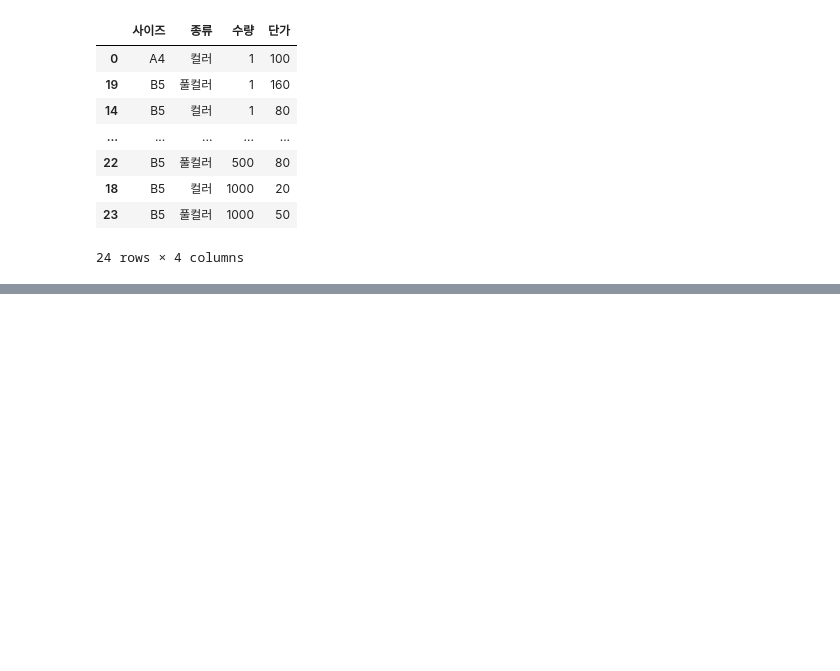
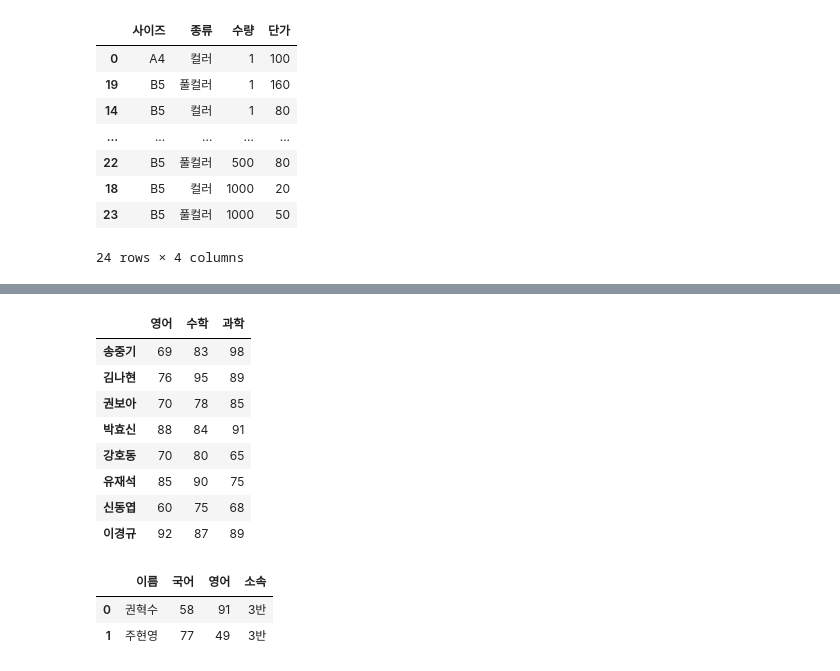
Before and after one commit to lolsaless/Python, a Jupyter notebook: 1. 학습/1. 파이썬으로 할 수 있는 모든것/5. 데이터 분석 및 시각화/2. 판다스 라이브러리 엑셀 vlookup.ipynb, the cells around one changed output, grey strips where cells are left out. Cells and saved outputs as stored; diff of their text form; code cells hidden in the pictures; blank space fills up the shorter version.

```diff
--- a/1. 학습/1. 파이썬으로 할 수 있는 모든것/5. 데이터 분석 및 시각화/2. 판다스 라이브러리 엑셀 vlookup.ipynb
+++ b/1. 학습/1. 파이썬으로 할 수 있는 모든것/5. 데이터 분석 및 시각화/2. 판다스 라이브러리 엑셀 vlookup.ipynb
@@ -373,0 +447,12 @@ data3.to_excel("merge_asof_result.xlsx", index=False)
+# %%
+pd.concat([df1, df4], join='inner')
+# %% [output]
+|  | 영어 | 수학 | 과학 |
+| 송중기 | 69 | 83 | 98 |
+| 김나현 | 76 | 95 | 89 |
+| 권보아 | 70 | 78 | 85 |
+| 박효신 | 88 | 84 | 91 |
+| 강호동 | 70 | 80 | 65 |
+| 유재석 | 85 | 90 | 75 |
+| 신동엽 | 60 | 75 | 68 |
+| 이경규 | 92 | 87 | 89 |
@@ -373,0 +464,6 @@ data3.to_excel("merge_asof_result.xlsx", index=False)
+# %%
+df3
+# %% [output]
+|  | 이름 | 국어 | 영어 | 소속 |
+| 0 | 권혁수 | 58 | 91 | 3반 |
+| 1 | 주현영 | 77 | 49 | 3반 |
```
Also changed, not shown: parts of 12 cells of this notebook, 2 other files.
